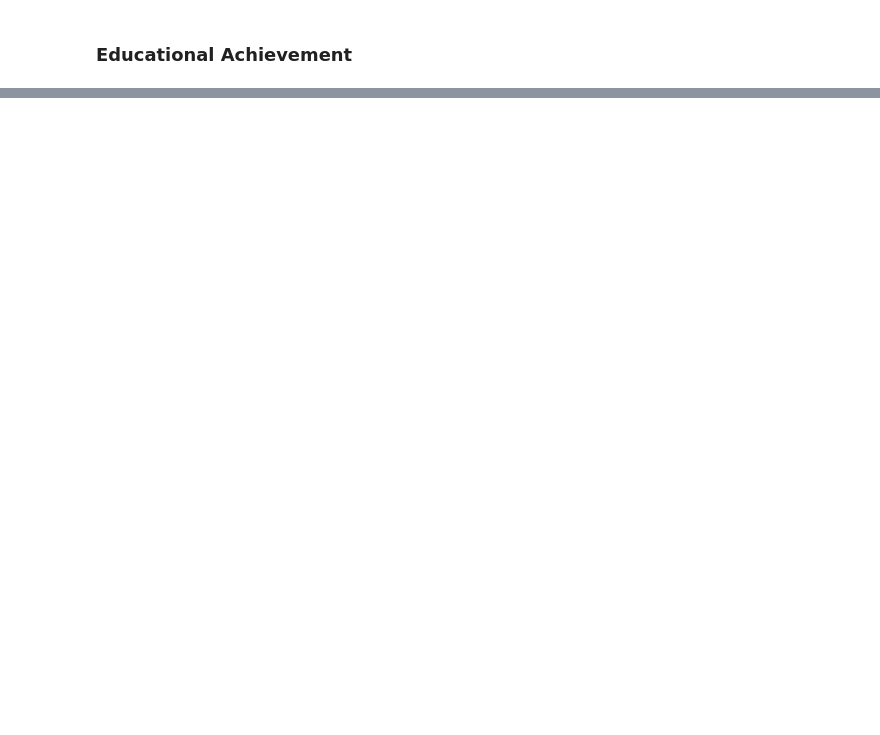
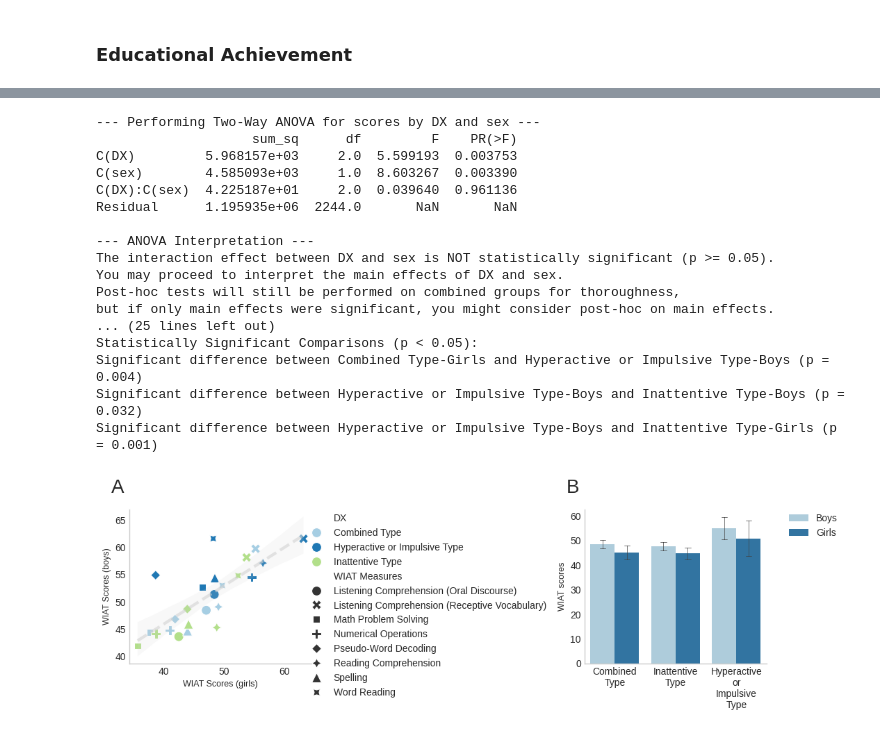
Before and after one commit to burdinskid13/healthy_brain_network, a Jupyter notebook: notebooks/11.1.ADHD-education.ipynb, the cells around one changed output, grey strips where cells are left out. Cells and saved outputs as stored; diff of their text form; code cells hidden in the pictures; blank space fills up the shorter version.

```diff
--- a/notebooks/11.1.ADHD-education.ipynb
+++ b/notebooks/11.1.ADHD-education.ipynb
@@ -112,0 +243,28 @@ vis.circular_barplot(df=grouped_df, values='ratio_m', labels='score_names', grou
+# %%
+# get WIAT scores
+# df_wiat, features = get_wiat_data(measure='WIAT', assessment='child')
+
+df_wiat['DX_Subtype_Name'] = df_wiat['DX_Subtype_Name'].map({'ADHD-Combined Type': 'Combined Type',
+                                                            'ADHD-Inattentive Type': 'Inattentive Type',
+                                                            'ADHD-Hyperactive/Impulsive Type': 'Hyperactive or Impulsive Type'})
+
+plot_data(df=df_wiat, feature_names=features, measure='WIAT', dx='DX_Subtype_Name', dx_vals=['Combined Type', 'Inattentive Type', 'Hyperactive or Impulsive Type'])
+# %% [output]
+--- Performing Two-Way ANOVA for scores by DX and sex ---
+                    sum_sq      df         F    PR(>F)
+C(DX)         5.968157e+03     2.0  5.599193  0.003753
+C(sex)        4.585093e+03     1.0  8.603267  0.003390
+C(DX):C(sex)  4.225187e+01     2.0  0.039640  0.961136
+Residual      1.195935e+06  2244.0       NaN       NaN
+
+--- ANOVA Interpretation ---
+The interaction effect between DX and sex is NOT statistically significant (p >= 0.05).
+You may proceed to interpret the main effects of DX and sex.
+Post-hoc tests will still be performed on combined groups for thoroughness,
+but if only main effects were significant, you might consider post-hoc on main effects.
+... (25 lines left out)
+Statistically Significant Comparisons (p < 0.05):
+Significant difference between Combined Type-Girls and Hyperactive or Impulsive Type-Boys (p = 0.004)
+Significant difference between Hyperactive or Impulsive Type-Boys and Inattentive Type-Boys (p = 0.032)
+Significant difference between Hyperactive or Impulsive Type-Boys and Inattentive Type-Girls (p = 0.001)
+[figure, added]
```
Also changed, not shown: parts of 10 cells of this notebook, 22 other files.
